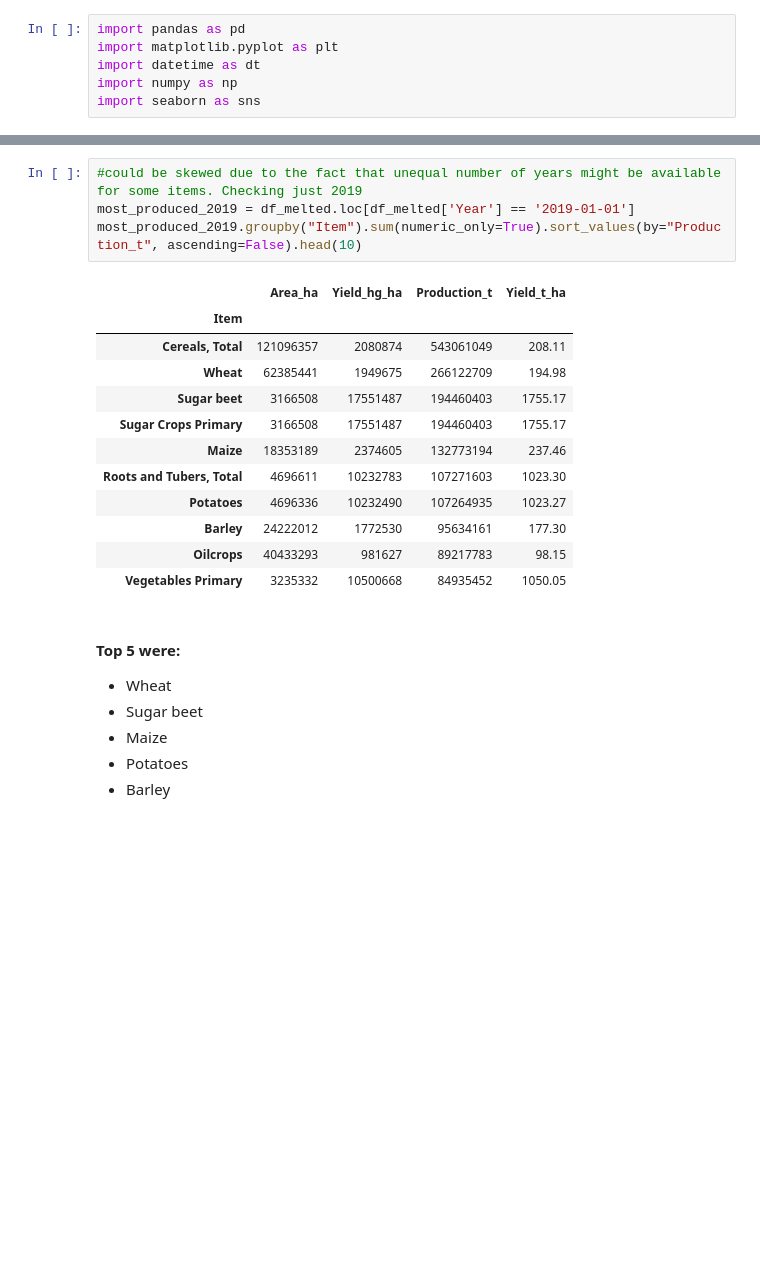
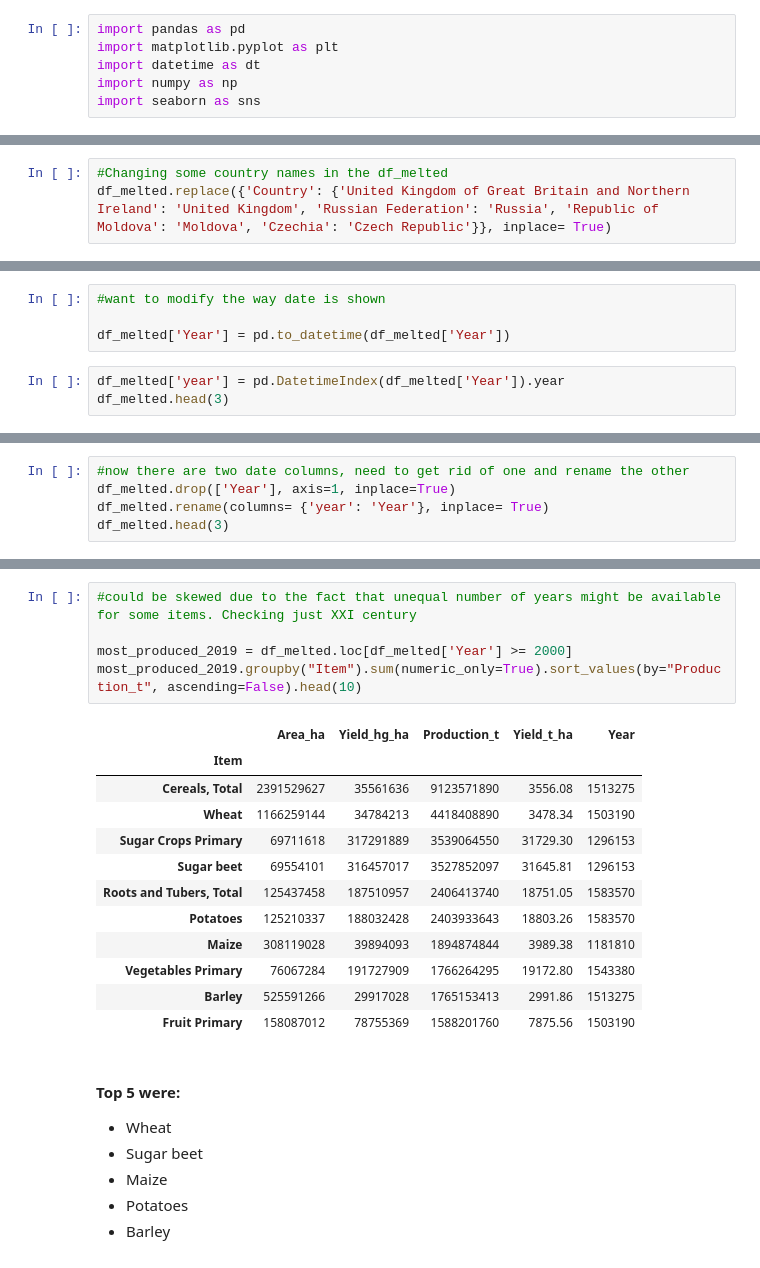
Before and after one commit to Grazina-S/Final-project, a Jupyter notebook: Graphs.ipynb, the cells around one changed output, grey strips where cells are left out. Saved outputs shown, nothing was run; the diff lists cells and outputs as text; blank space fills up the shorter version.

```diff
--- a/Graphs.ipynb
+++ b/Graphs.ipynb
@@ -11,0 +12,3 @@ df_melted = pd.read_csv(r'C:\Users\grazk\Documents\Git_project\Final-project\df_
+# %%
+#Changing some country names in the df_melted
+df_melted.replace({'Country': {'United Kingdom of Great Britain and Northern Ireland': 'United Kingdom', 'Russian Federation': 'Russia', 'Republic of Moldova': 'Moldova', 'Czechia': 'Czech Republic'}}, inplace= True)
@@ -11,0 +28,7 @@ df_melted = pd.read_csv(r'C:\Users\grazk\Documents\Git_project\Final-project\df_
+# %%
+#want to modify the way date is shown
+
+df_melted['Year'] = pd.to_datetime(df_melted['Year'])
+# %%
+df_melted['year'] = pd.DatetimeIndex(df_melted['Year']).year
+df_melted.head(3)
@@ -11,0 +40,5 @@ df_melted = pd.read_csv(r'C:\Users\grazk\Documents\Git_project\Final-project\df_
+# %%
+#now there are two date columns, need to get rid of one and rename the other
+df_melted.drop(['Year'], axis=1, inplace=True)
+df_melted.rename(columns= {'year': 'Year'}, inplace= True)
+df_melted.head(3)
@@ -30,20 +68,21 @@ most_produced.head(10)
 # %%
-#could be skewed due to the fact that unequal number of years might be available for some items. Checking just 2019
-most_produced_2019 = df_melted.loc[df_melted['Year'] == '2019-01-01']
+#could be skewed due to the fact that unequal number of years might be available for some items. Checking just XXI century
+
+most_produced_2019 = df_melted.loc[df_melted['Year'] >= 2000]
 most_produced_2019.groupby("Item").sum(numeric_only=True).sort_values(by="Production_t", ascending=False).head(10)
 # %% [output]
-|  | Area_ha | Yield_hg_ha | Production_t | Yield_t_ha |
-| Item |  |  |  |  |
-| Cereals, Total | 121096357 | 2080874 | 543061049 | 208.11 |
-| Wheat | 62385441 | 1949675 | 266122709 | 194.98 |
-| Sugar beet | 3166508 | 17551487 | 194460403 | 1755.17 |
-| Sugar Crops Primary | 3166508 | 17551487 | 194460403 | 1755.17 |
-| Maize | 18353189 | 2374605 | 132773194 | 237.46 |
-| Roots and Tubers, Total | 4696611 | 10232783 | 107271603 | 1023.30 |
-| Potatoes | 4696336 | 10232490 | 107264935 | 1023.27 |
-| Barley | 24222012 | 1772530 | 95634161 | 177.30 |
-| Oilcrops | 40433293 | 981627 | 89217783 | 98.15 |
-| Vegetables Primary | 3235332 | 10500668 | 84935452 | 1050.05 |
+|  | Area_ha | Yield_hg_ha | Production_t | Yield_t_ha | Year |
+| Item |  |  |  |  |  |
+| Cereals, Total | 2391529627 | 35561636 | 9123571890 | 3556.08 | 1513275 |
+| Wheat | 1166259144 | 34784213 | 4418408890 | 3478.34 | 1503190 |
+| Sugar Crops Primary | 69711618 | 317291889 | 3539064550 | 31729.30 | 1296153 |
+| Sugar beet | 69554101 | 316457017 | 3527852097 | 31645.81 | 1296153 |
+| Roots and Tubers, Total | 125437458 | 187510957 | 2406413740 | 18751.05 | 1583570 |
+| Potatoes | 125210337 | 188032428 | 2403933643 | 18803.26 | 1583570 |
+| Maize | 308119028 | 39894093 | 1894874844 | 3989.38 | 1181810 |
+| Vegetables Primary | 76067284 | 191727909 | 1766264295 | 19172.80 | 1543380 |
+| Barley | 525591266 | 29917028 | 1765153413 | 2991.86 | 1513275 |
+| Fruit Primary | 158087012 | 78755369 | 1588201760 | 7875.56 | 1503190 |
 # %% [markdown]
 #### Top 5 were:
 * Wheat
```
Also changed, not shown: parts of 19 cells of this notebook.
